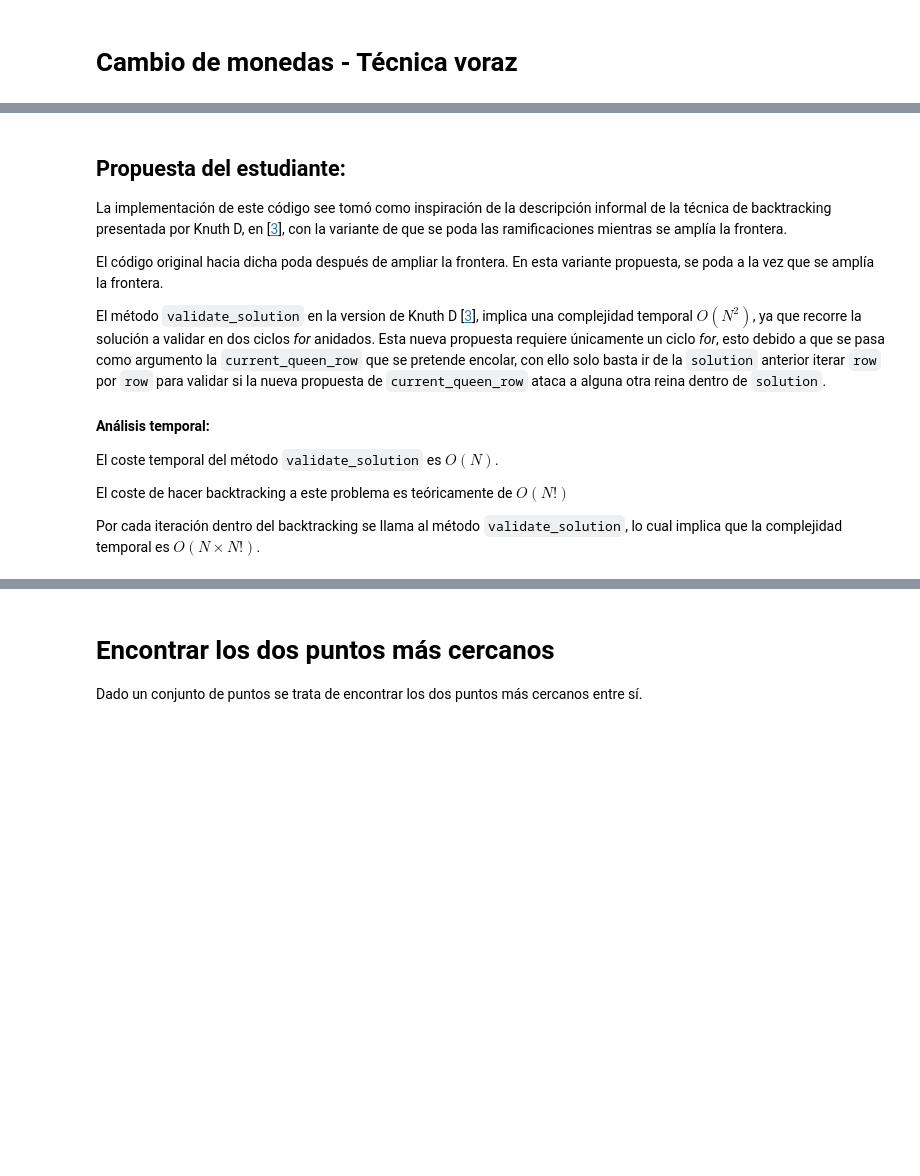
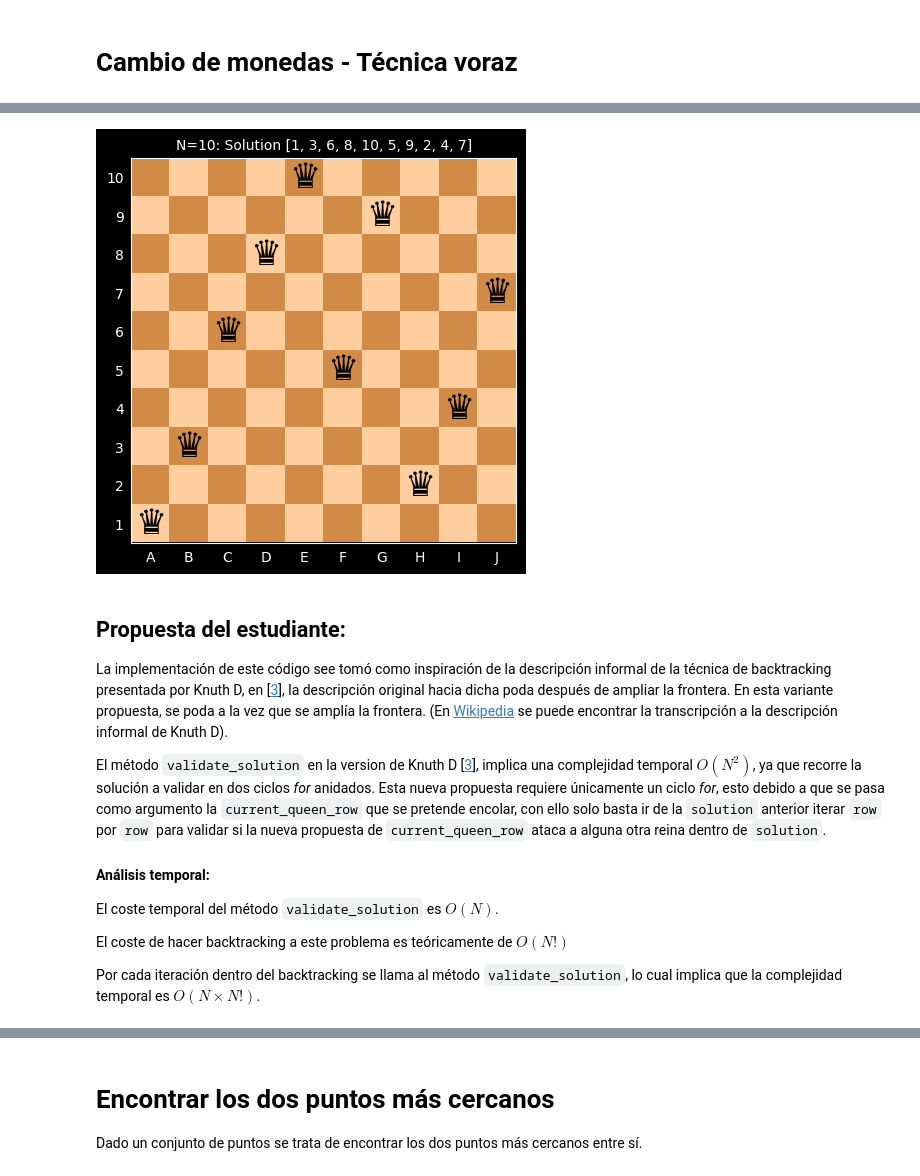
Before and after one commit to carlosbravo1408/03MIAR-Algoritmos-de-Optimizacion-2025, a Jupyter notebook: AG1/Algoritmos AG1(Divide y vencerás,Voraz,Backtracking).ipynb, the cells around one changed output, grey strips where cells are left out. Saved outputs shown, nothing was run; the diff lists cells and outputs as text; code cells hidden in the pictures; blank space fills up the shorter version.

```diff
--- a/AG1/Algoritmos AG1(Divide y vencerás,Voraz,Backtracking).ipynb
+++ b/AG1/Algoritmos AG1(Divide y vencerás,Voraz,Backtracking).ipynb
@@ -293,39 +307,2 @@ cambio_monedas(100,SISTEMA)
     </div>
 </div>
-# %%
-#N Reinas - Vuelta Atrás()
-################################################################################
-
-#Verifica que en la solución parcial no hay amenazas entre reinas
-################################################################
-def es_prometedora(SOLUCION,etapa):
-################################################################
-
-  for i in range(etapa+1):
-    if SOLUCION.count(SOLUCION[i]) > 1:
-      return False
-    for j in range(i+1, etapa +1 ):
-      if abs(i-j) == abs(SOLUCION[i]-SOLUCION[j]) : return False
-  return True
-
-def reinas(N, soluciones, backtracking=None, etapa=0):
-    if backtracking is None:
-        backtracking = [0 for _ in range(N)]
-
-    for i in range(1, N+1):
-        backtracking[etapa] = i
-        if es_prometedora(backtracking, etapa):
-            if etapa == N-1:
-                soluciones.append(backtracking.copy())
-                # print(backtracking)
-            else:
-                reinas(N, soluciones, backtracking, etapa + 1)
-    backtracking[etapa] = 0
-
-@measure_time_accurately
-def resolver_reinas(n):
-    soluciones = []
-    reinas(n, soluciones, etapa=0)
-    return soluciones
-
-resolver_reinas(10)
@@ -356,9 +368,12 @@ plt.show()
+# %%
+draw_board(reinas[0])
+plt.show()
+# %% [output]
+[figure, added]
 # %% [markdown]
 ## Propuesta del estudiante:
 
-La implementación de este código see tomó como inspiración de la descripción informal de la técnica de backtracking presentada por Knuth D, en [[3](#DK3)], con la variante de que se poda las ramificaciones mientras se amplía la frontera.
-
-El código original hacia dicha poda después de ampliar la frontera. En esta variante propuesta, se poda a la vez que se amplía la frontera.
+La implementación de este código see tomó como inspiración de la descripción informal de la técnica de backtracking presentada por Knuth D, en [[3](#DK3)], la descripción original hacia dicha poda después de ampliar la frontera. En esta variante propuesta, se poda a la vez que se amplía la frontera. (En [Wikipedia](https://en.wikipedia.org/wiki/Eight_queens_puzzle#Sample_program) se puede encontrar la transcripción a la descripción informal de Knuth D).
 
 El método `validate_solution` en la version de Knuth D [[3](#DK3)], implica una complejidad temporal $O(N^2)$, ya que recorre la solución a validar en dos ciclos _for_ anidados. Esta nueva propuesta requiere únicamente un ciclo _for_, esto debido a que se pasa como argumento la `current_queen_row` que se pretende encolar, con ello solo basta ir de la `solution` anterior iterar `row` por `row` para validar si la nueva propuesta de `current_queen_row` ataca a alguna otra reina dentro de `solution`.
 
```
Also changed, not shown: parts of 42 cells of this notebook.
